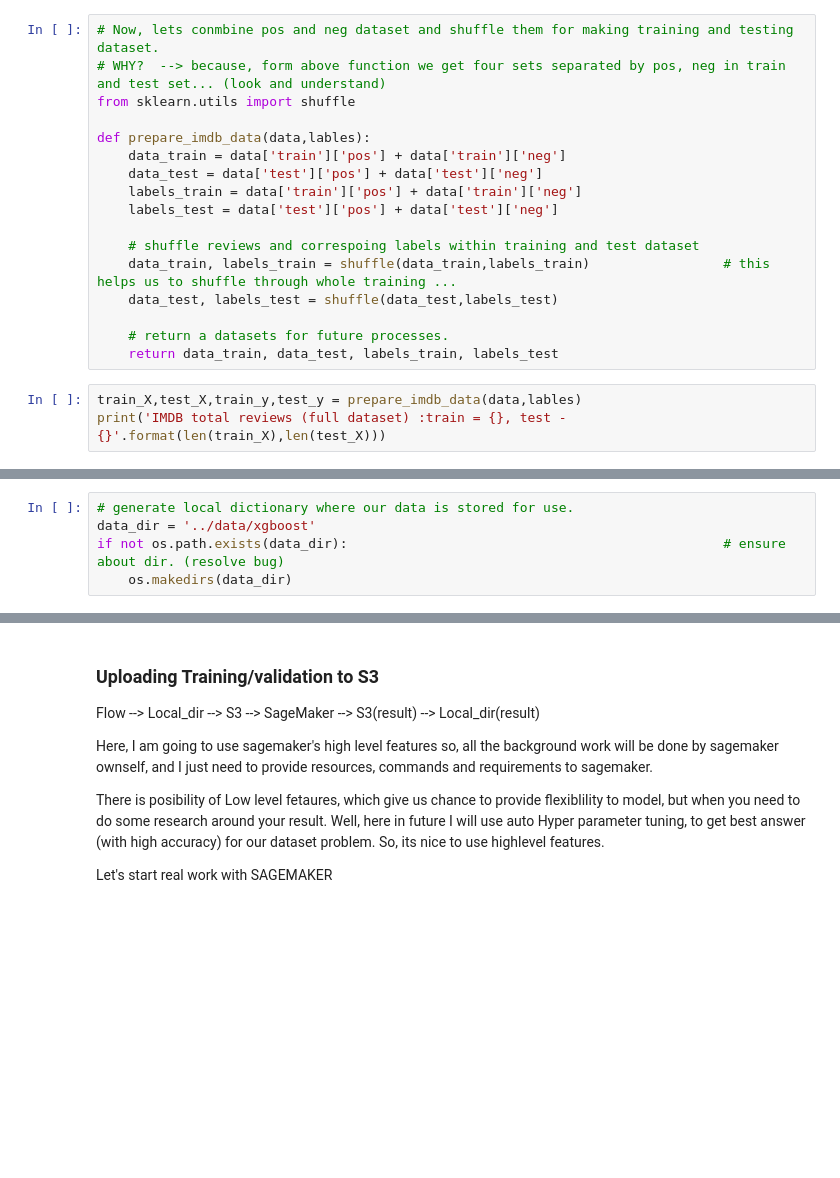
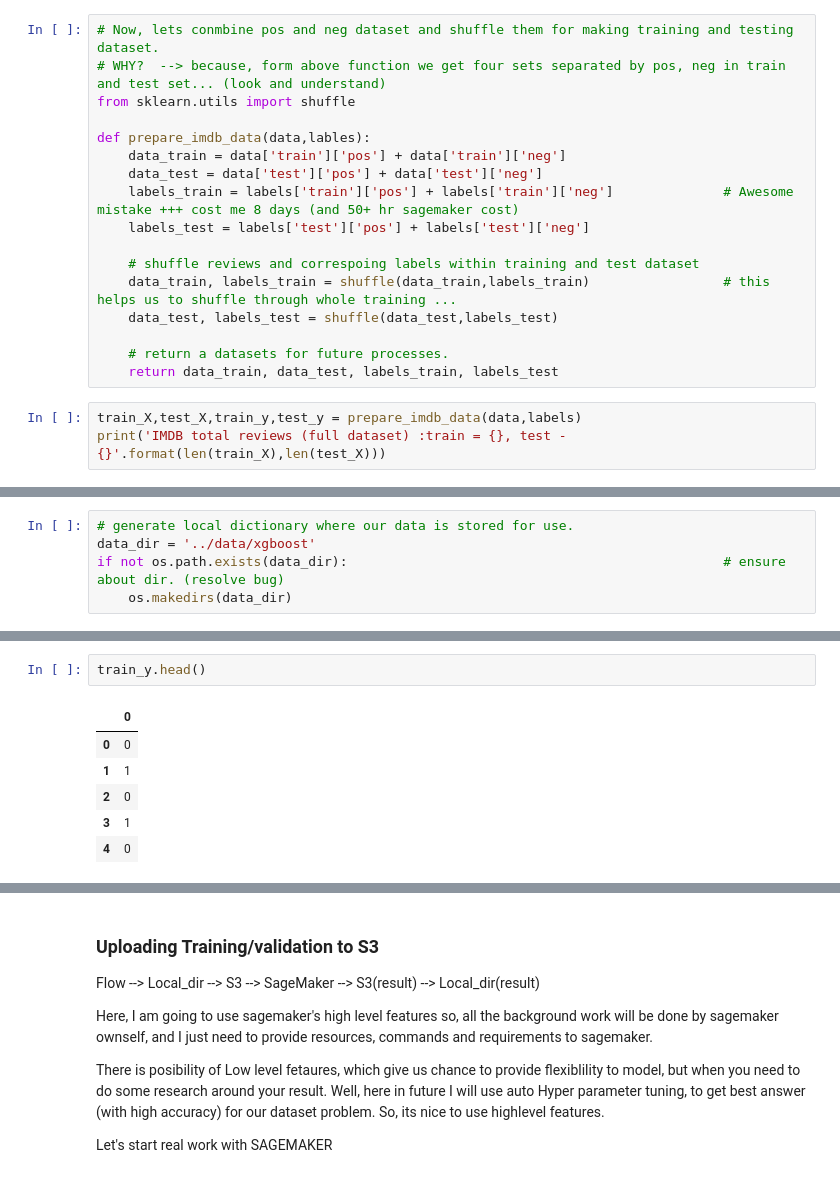
Before and after one commit to Dave-Vedant/Deep_Learning_NanoDegree-Udacity, a Jupyter notebook: Sentiment Web Application Deployment [AWS - SageMaker]/HyperParameter_Tuning with sagemaker.ipynb, the cells around one changed output, grey strips where cells are left out. Cells and saved outputs as stored; diff of their text form; blank space fills up the shorter version.

Commit message:
Sagemaker HyperParameter tuning job executed

```diff
--- a/Sentiment Web Application Deployment [AWS - SageMaker]/HyperParameter_Tuning with sagemaker.ipynb
+++ b/Sentiment Web Application Deployment [AWS - SageMaker]/HyperParameter_Tuning with sagemaker.ipynb
@@ -73,8 +88,8 @@ from sklearn.utils import shuffle
 def prepare_imdb_data(data,lables):
     data_train = data['train']['pos'] + data['train']['neg']
     data_test = data['test']['pos'] + data['test']['neg']
-    labels_train = data['train']['pos'] + data['train']['neg']
-    labels_test = data['test']['pos'] + data['test']['neg']
+    labels_train = labels['train']['pos'] + labels['train']['neg']              # Awesome mistake +++ cost me 8 days (and 50+ hr sagemaker cost)
+    labels_test = labels['test']['pos'] + labels['test']['neg']
 
     # shuffle reviews and correspoing labels within training and test dataset
     data_train, labels_train = shuffle(data_train,labels_train)                 # this helps us to shuffle through whole training ...
@@ -83,5 +98,5 @@ def prepare_imdb_data(data,lables):
     # return a datasets for future processes.
     return data_train, data_test, labels_train, labels_test
 # %%
-train_X,test_X,train_y,test_y = prepare_imdb_data(data,lables)
+train_X,test_X,train_y,test_y = prepare_imdb_data(data,labels)
 print('IMDB total reviews (full dataset) :train = {}, test - {}'.format(len(train_X),len(test_X)))
@@ -196,0 +265,9 @@ if not os.path.exists(data_dir):
+# %%
+train_y.head()
+# %% [output]
+|  | 0 |
+| 0 | 0 |
+| 1 | 1 |
+| 2 | 0 |
+| 3 | 1 |
+| 4 | 0 |
```
Also changed, not shown: parts of 45 cells of this notebook.
